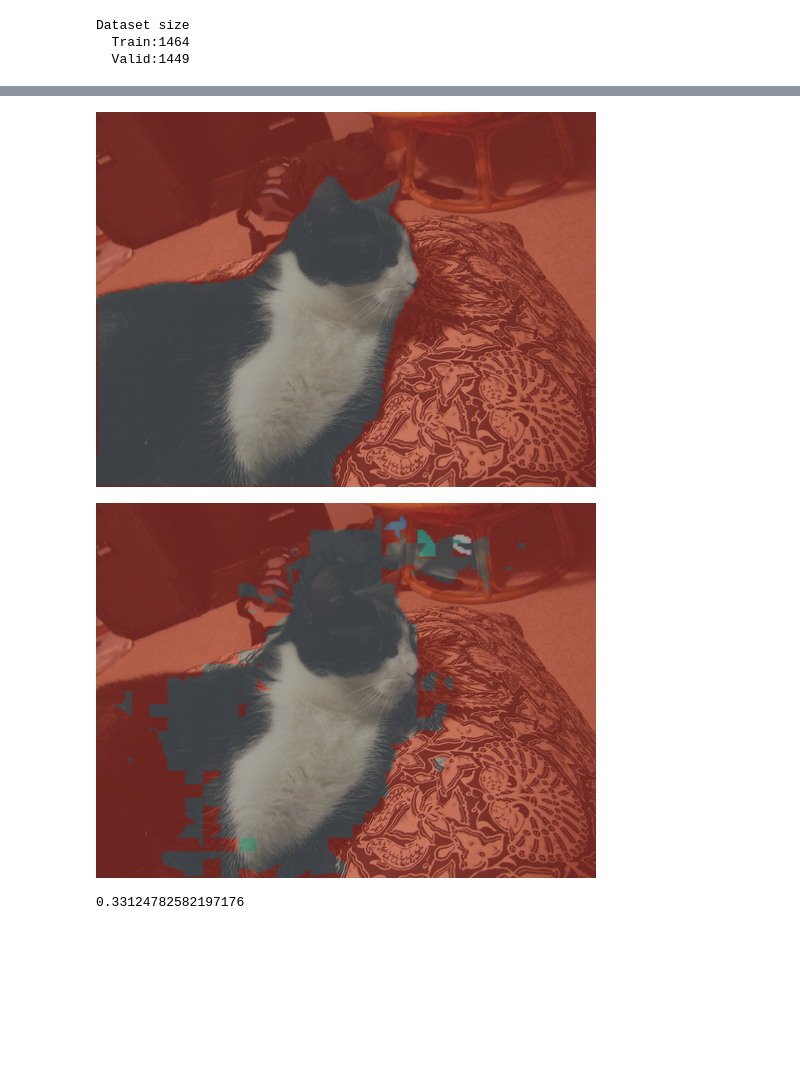
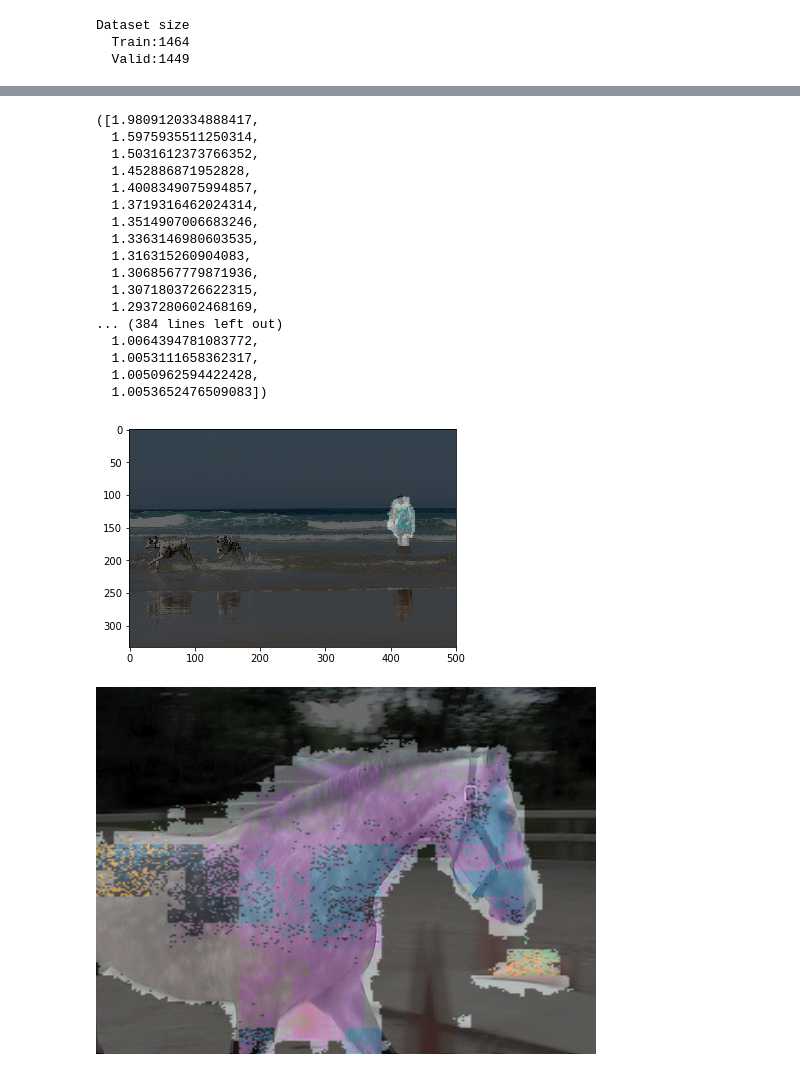
Before and after one commit to music-brain88/ReNomIMG, a Jupyter notebook: example/example_fcn.ipynb, the cells around one changed output, grey strips where cells are left out. Saved outputs shown, nothing was run; the diff lists cells and outputs as text; code cells hidden in the pictures; blank space fills up the shorter version.

```diff
--- a/example/example_fcn.ipynb
+++ b/example/example_fcn.ipynb
@@ -63,5 +64,10 @@ Dataset size
 # %%
-fcn8s = FCN8s(np.arange(len(class_map)), imsize=(224, 224), load_pretrained_weight=True, train_whole_network=True)
+fcn8s = FCN8s(class_map, imsize=(224, 224), load_pretrained_weight=True, train_whole_network=True)
-# %%
-def callback_end_epoch(epoch, model, avg_train_loss_list, avg_valid_loss_list):
-    model.save('/media/hdd2/jun/checkpoints/fcn/model2_{}.hdf5'.format(epoch))
+# %%
+def callback_end_epoch(epoch, model, avg_train_loss_list, avg_valid_loss_list):
+    plt.clf()
+    path = random.choice(valid_image_path_list)
+    plt.imshow(draw_segment(path, fcn8s.predict(path)))
+    plt.savefig("fcn/fig{:03d}.png".format(epoch))
+    if epoch % 2 == 0 and epoch:
+        model.save('fcn/model2_{:03d}.hdf5'.format(epoch))
@@ -74,4 +83,23 @@ augmentation = Augmentation([
 # %%
 fcn8s.fit(train_img_path_list=train_image_path_list, train_annotation_list=train_annotation_path_list,
           valid_img_path_list=valid_image_path_list, valid_annotation_list=valid_annotation_path_list,
-          batch_size=16, callback_end_epoch=callback_end_epoch, augmentation=augmentation, epoch=200)
+          batch_size=4, callback_end_epoch=callback_end_epoch, augmentation=augmentation, epoch=200)
+# %% [output]
+([1.9809120334888417,
+  1.5975935511250314,
+  1.5031612373766352,
+  1.452886871952828,
+  1.4008349075994857,
+  1.3719316462024314,
+  1.3514907006683246,
+  1.3363146980603535,
+  1.316315260904083,
+  1.3068567779871936,
+  1.3071803726622315,
+  1.2937280602468169,
+... (384 lines left out)
+  1.0064394781083772,
+  1.0053111658362317,
+  1.0050962594422428,
+  1.0053652476509083])
+[figure, added]
@@ -88,9 +105,0 @@ for annot_path in valid_annotation_path_list:
-# %%
-image_id = np.random.randint(len(valid_image_path_list))
-draw_segment(valid_image_path_list[image_id], targets[image_id])
-# %% [output]
-[figure, removed]
-# %%
-draw_segment(valid_image_path_list[image_id], results[image_id])
-# %% [output]
-[figure, removed]
@@ -99,4 +106,5 @@ evaluator = EvaluatorSegmentation(results, targets)
-# %%
-evaluator.mean_iou()
-# %% [output]
-0.33124782582197176
+# %%
+path = random.choice(valid_image_path_list)
+draw_segment(path, fcn8s.predict(path), )
+# %% [output]
+[figure, added]
```
Also changed, not shown: parts of 9 cells of this notebook, 2 other files.
